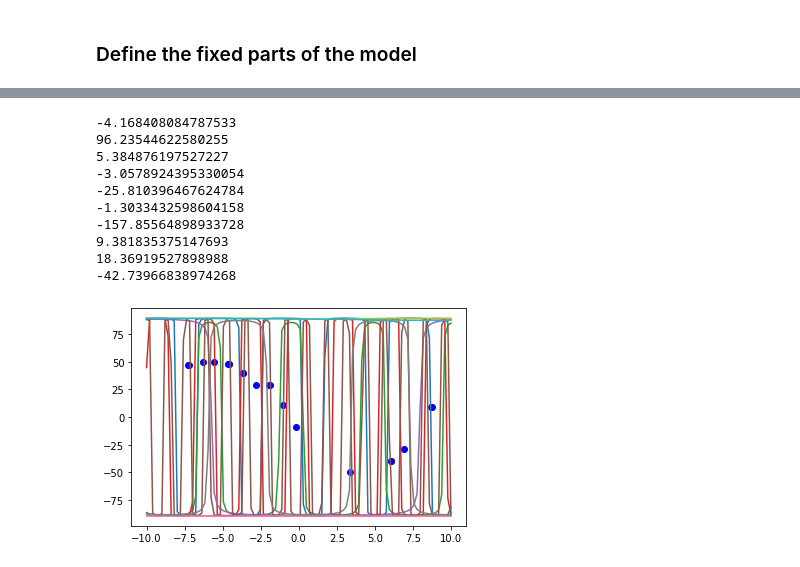
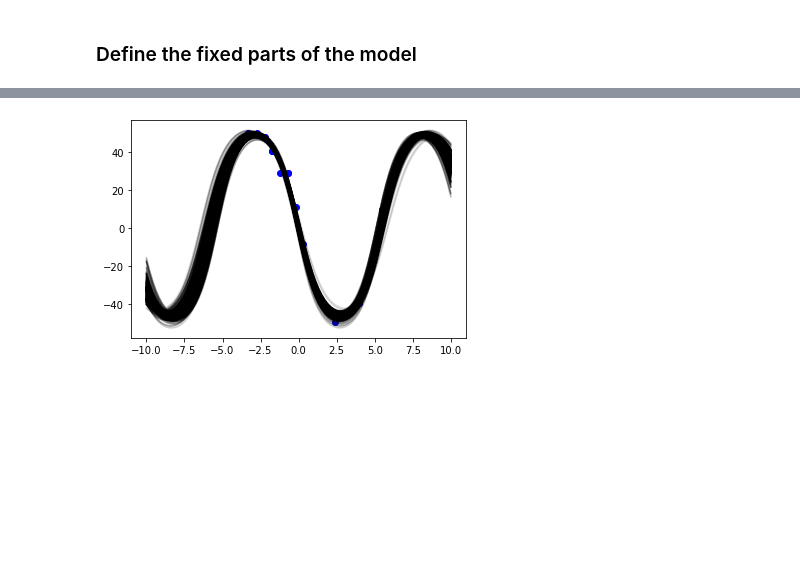
Before and after one commit to Loop3D/LoopStructural, a Jupyter notebook: notebooks/Fold probabilistic.ipynb, the cells around one changed output, grey strips where cells are left out. Drawn from its saved outputs; the diff is of its cells as text; code cells hidden in the pictures; blank space fills up the shorter version.

Commit message:
fixing up misc functions for probabilistic folds/faults

```diff
--- a/notebooks/Fold probabilistic.ipynb
+++ b/notebooks/Fold probabilistic.ipynb
@@ -162,0 +214,7 @@ def log_probability(theta):
+# %%
+x = np.linspace(-10,10,100)
+plt.plot(stratigraphy['fold'].fold_limb_rotation.fold_frame_coordinate,stratigraphy['fold'].fold_limb_rotation.rotation_angle,'bo')
+wl, c0, c1, c2, sig = soln['x']
+plt.plot(x,np.rad2deg(
+            np.arctan(
+                fourier_series(x, c0, c1, c2, wl))),alpha=0.3)
@@ -163,13 +224,10 @@ def log_probability(theta):
 # %%
 import emcee
-ndim = 4
-start = np.zeros(ndim)#np.array([600,0,0,0])
-scale = np.ones(ndim)
-# scale[4]= 0.1
-scale[0]=10
-pos = start + scale * np.random.randn(10, ndim)
+# ndim = 5
+start = soln.x#stratigraphy['fold'].fold_limb_rotation.fitted_params#np.zeros(ndim)#np.array([600,0,0,0])
+pos = soln.x + 1e-3 * np.random.randn(10, ndim)
 nwalkers, ndim = pos.shape
 # %%
 sampler = emcee.EnsembleSampler(nwalkers, ndim, log_probability)
-sampler.run_mcmc(pos, 20, progress=True,tune=True)
+sampler.run_mcmc(pos, 200, progress=True)
 # %% [output]
@@ -193,5 +251,5 @@ State([[ -6.2460388    0.17854169   0.11814133  -0.23824068]
 # %%
-flat_samples = sampler.get_chain(discard=10, flat=True)
+flat_samples = sampler.get_chain(discard=100, flat=True)#,thin=10)
 # %%
 plt.hist(flat_samples[:,0])
 # %% [output]
@@ -219,23 +272,13 @@ WARNING:root:Too few points to create valid contours
 # %%
 x = np.linspace(-10,10,100)
 plt.plot(stratigraphy['fold'].fold_limb_rotation.fold_frame_coordinate,stratigraphy['fold'].fold_limb_rotation.rotation_angle,'bo')
-for i in range(10):
-    wl, c0, c1, c2, sigma = flat_samples[i,:]
+for i in range(len(flat_samples)):
+    wl, c0, c1, c2, sig = flat_samples[i,:]
     plt.plot(x,np.rad2deg(
                 np.arctan(
-                    fourier_series(x, c0, c1, c2, wl))))
+                    fourier_series(x, c0, c1, c2, wl))),alpha=0.1,color='black')
 # %% [output]
--4.168408084787533
-96.23544622580255
-5.384876197527227
--3.0578924395330054
--25.810396467624784
--1.3033432598604158
--157.85564898933728
-9.381835375147693
-18.36919527898988
--42.73966838974268
-[figure, old version]
+[figure, new version]
 # %%
 plt.plot(stratigraphy['fold'].fold_limb_rotation.fold_frame_coordinate,stratigraphy['fold'].fold_limb_rotation.rotation_angle,'bo')
 # %% [output]
```
Also changed, not shown: parts of 19 cells of this notebook, 5 other files.
